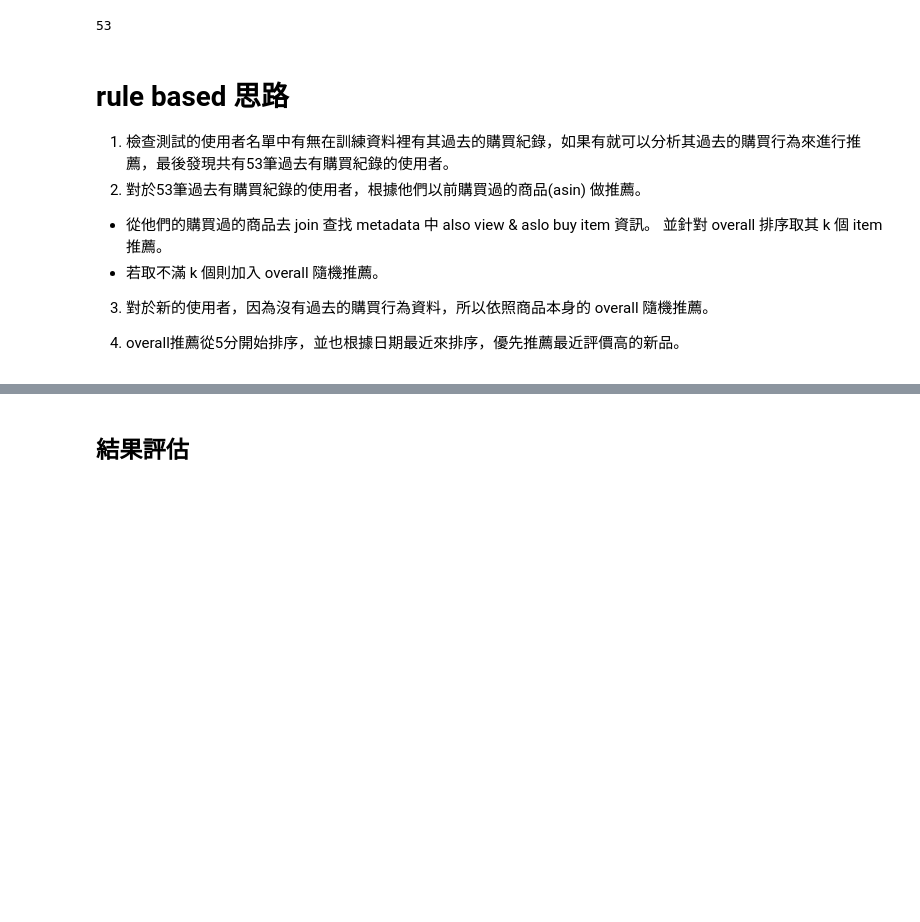
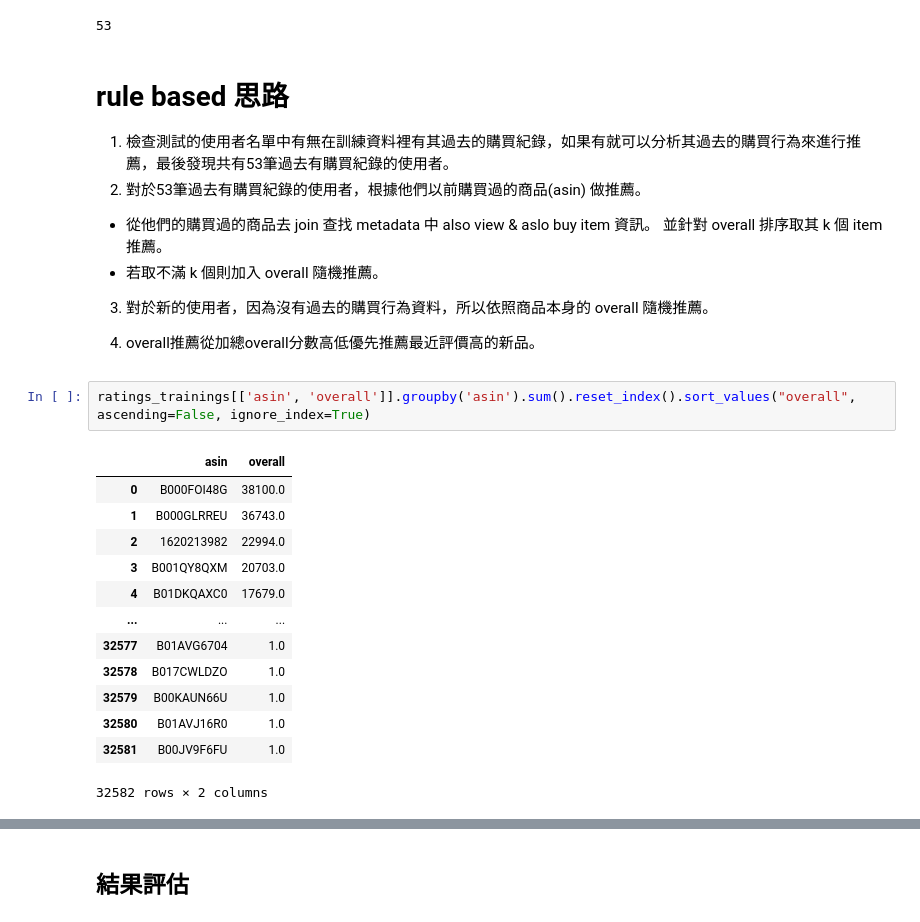
Before and after one commit to Mark1002/data-course-sample, a Jupyter notebook: sample.ipynb, the cells around one changed output, grey strips where cells are left out. Saved outputs shown, nothing was run; the diff lists cells and outputs as text; blank space fills up the shorter version.

```diff
--- a/sample.ipynb
+++ b/sample.ipynb
@@ -114,7 +114,23 @@ len(ratings_trainings.loc[ratings_trainings["reviewerID"].isin(users),:])
 
 3. 對於新的使用者，因為沒有過去的購買行為資料，所以依照商品本身的 overall 隨機推薦。
 
-4. overall推薦從5分開始排序，並也根據日期最近來排序，優先推薦最近評價高的新品。
+4. overall推薦從加總overall分數高低優先推薦最近評價高的新品。
+# %%
+ratings_trainings[['asin', 'overall']].groupby('asin').sum().reset_index().sort_values("overall", ascending=False, ignore_index=True)
+# %% [output]
+|  | asin | overall |
+| 0 | B000FOI48G | 38100.0 |
+| 1 | B000GLRREU | 36743.0 |
+| 2 | 1620213982 | 22994.0 |
+| 3 | B001QY8QXM | 20703.0 |
+| 4 | B01DKQAXC0 | 17679.0 |
+| ... | ... | ... |
+| 32577 | B01AVG6704 | 1.0 |
+| 32578 | B017CWLDZO | 1.0 |
+| 32579 | B00KAUN66U | 1.0 |
+| 32580 | B01AVJ16R0 | 1.0 |
+| 32581 | B00JV9F6FU | 1.0 |
+32582 rows × 2 columns
 # %%
 from typing import List, Dict
 
```
Also changed, not shown: parts of 5 cells of this notebook.
